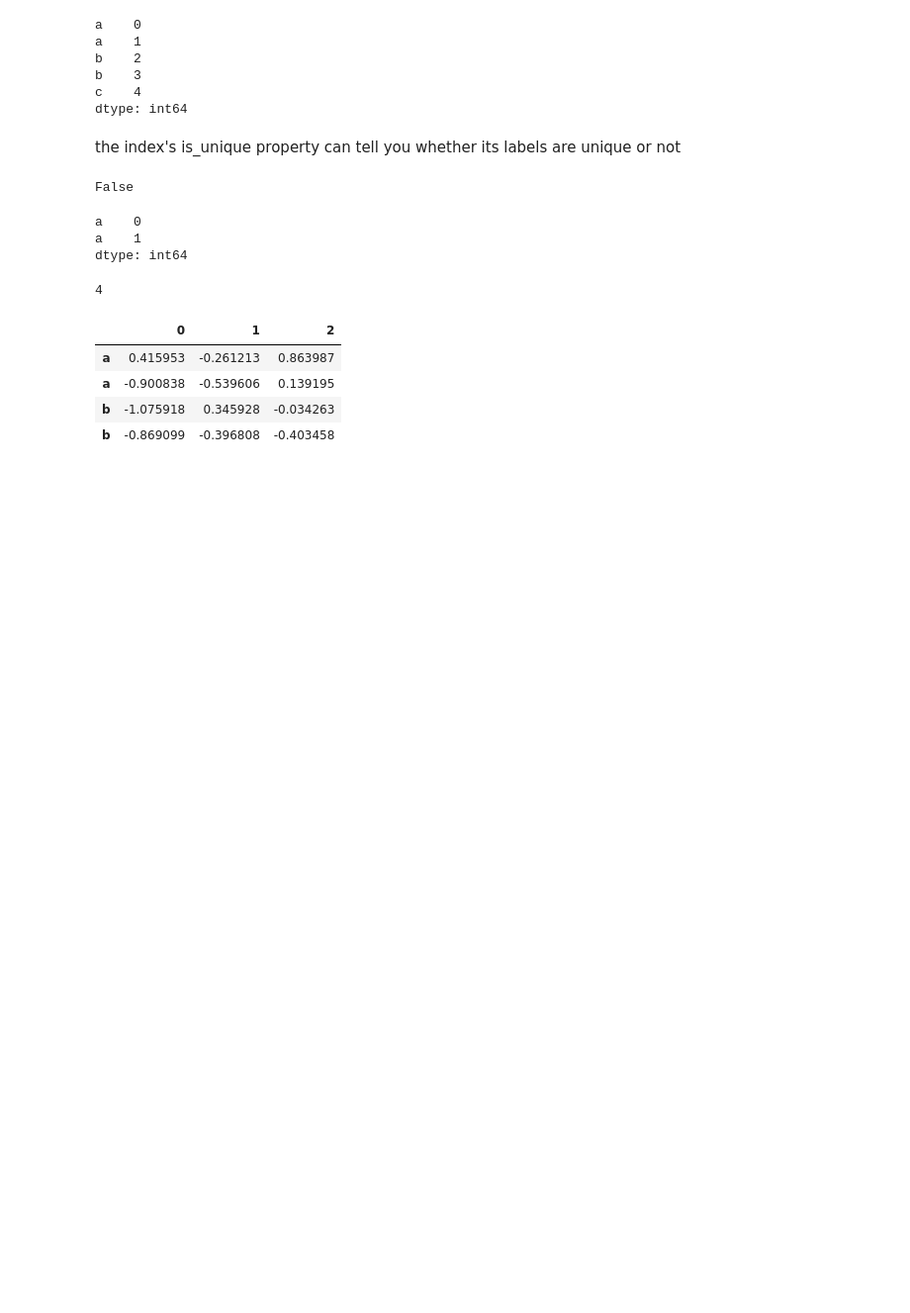
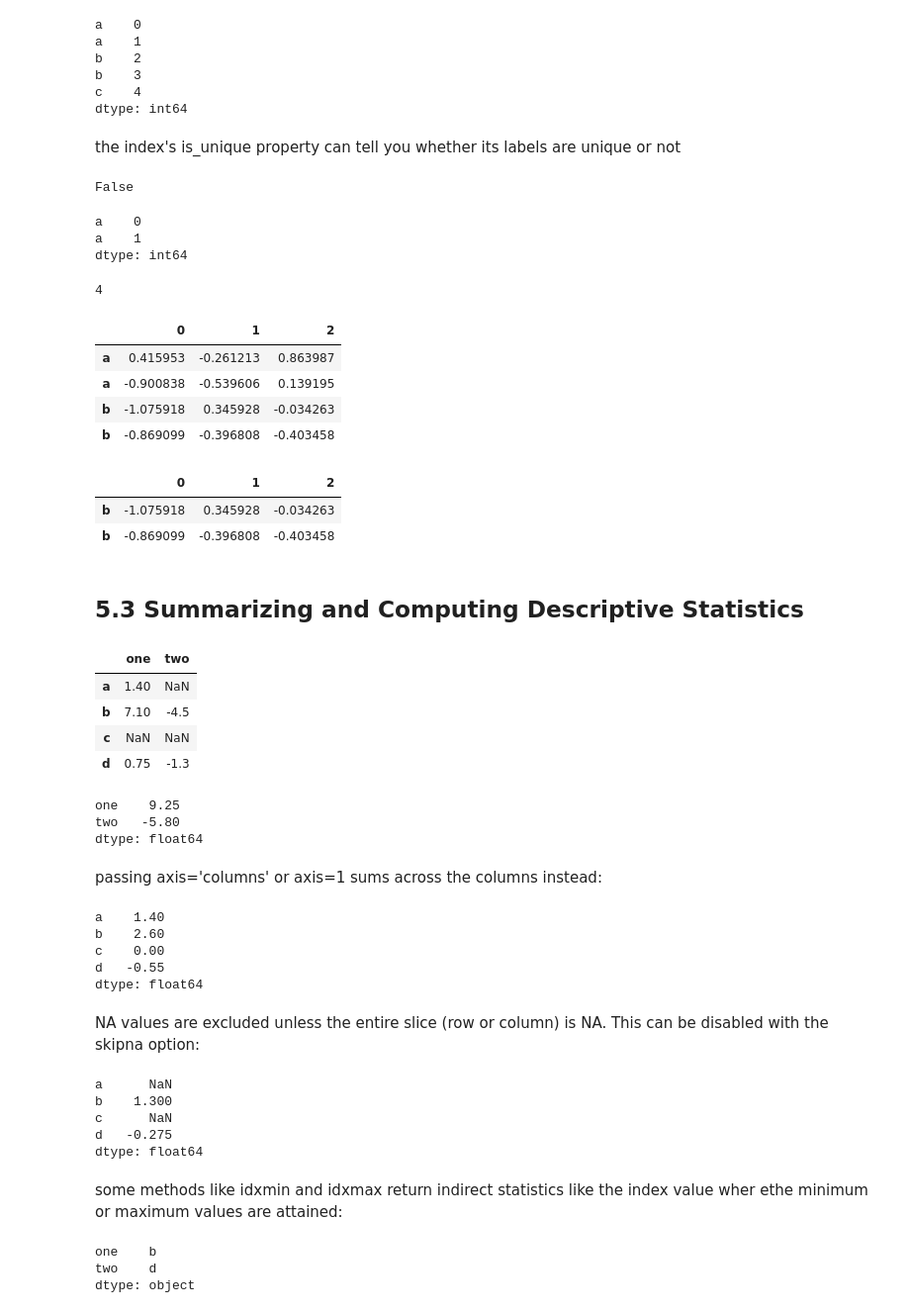
Before and after one commit to kbutalep/WesCh5, a Jupyter notebook: Chapter5WorkAlong.ipynb, the cells around one changed output. Shown: that part at 99% size. Drawn from its saved outputs; the diff is of its cells as text; code cells hidden in the pictures; blank space fills up the shorter version.

```diff
--- a/Chapter5WorkAlong.ipynb
+++ b/Chapter5WorkAlong.ipynb
@@ -1384,3 +1384,56 @@ df
 | a | -0.900838 | -0.539606 | 0.139195 |
 | b | -1.075918 | 0.345928 | -0.034263 |
 | b | -0.869099 | -0.396808 | -0.403458 |
+# %%
+df.loc['b']
+# %% [output]
+|  | 0 | 1 | 2 |
+| b | -1.075918 | 0.345928 | -0.034263 |
+| b | -0.869099 | -0.396808 | -0.403458 |
+# %% [markdown]
+## 5.3 Summarizing and Computing Descriptive Statistics
+# %%
+df = pd.DataFrame([[1.4, np.nan], [7.1, -4.5], [np.nan, np.nan], [0.75, -1.3]],
+                 index=['a', 'b', 'c', 'd'], columns=['one', 'two'])
+
+df
+# %% [output]
+|  | one | two |
+| a | 1.40 | NaN |
+| b | 7.10 | -4.5 |
+| c | NaN | NaN |
+| d | 0.75 | -1.3 |
+# %%
+df.sum() #returns a Series containing column sums:
+# %% [output]
+one    9.25
+two   -5.80
+dtype: float64
+# %% [markdown]
+passing axis='columns' or axis=1 sums across the columns instead:
+# %%
+df.sum(axis='columns')
+# %% [output]
+a    1.40
+b    2.60
+c    0.00
+d   -0.55
+dtype: float64
+# %% [markdown]
+NA values are excluded unless the entire slice (row or column) is NA. This can be disabled with the skipna option:
+# %%
+df.mean(axis='columns', skipna=False)
+# %% [output]
+a      NaN
+b    1.300
+c      NaN
+d   -0.275
+dtype: float64
+# %% [markdown]
+some methods like idxmin and idxmax return indirect statistics like the index value wher ethe minimum or maximum values are attained:
+# %%
+df.idxmax()
+# %% [output]
+one    b
+two    d
+dtype: object
```
Also changed, not shown: parts of 2 cells of this notebook.
